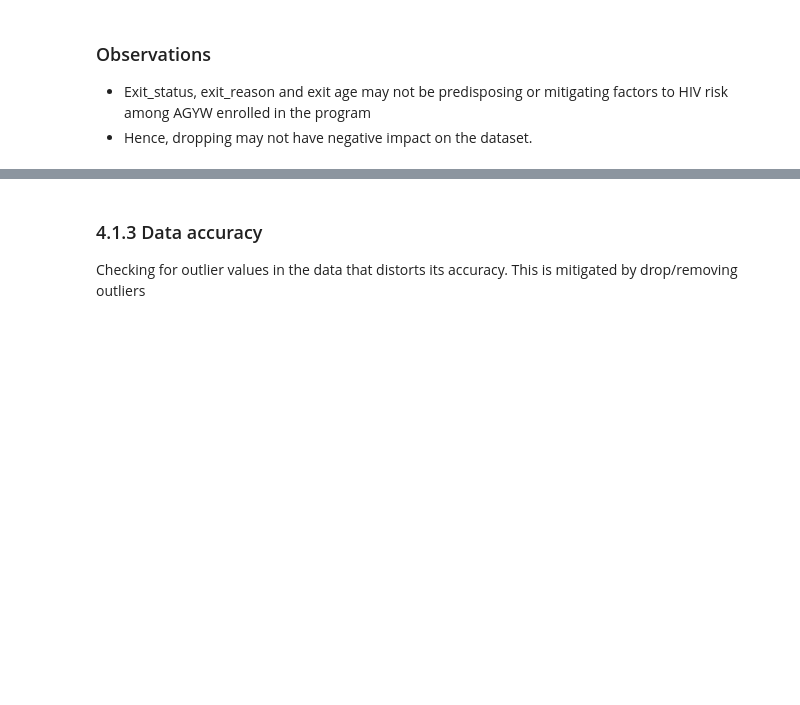
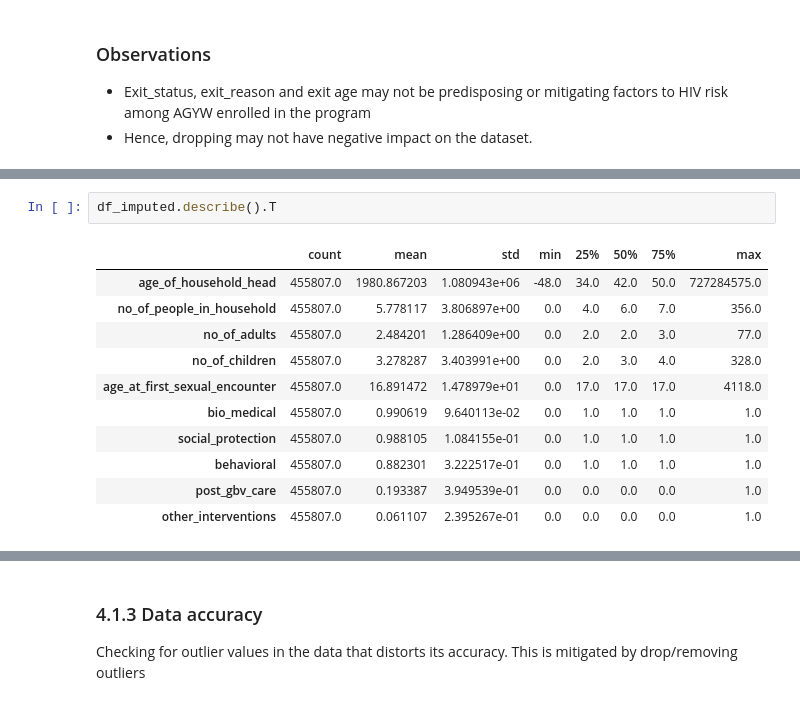
Before and after one commit to RichieRicky/DSF-PT08P5-GROUP5_CAPSTONE-PROJECT, a Jupyter notebook: FELIX_LIMO.ipynb, the cells around one changed output, grey strips where cells are left out. Cells and saved outputs as stored; diff of their text form; blank space fills up the shorter version.

```diff
--- a/FELIX_LIMO.ipynb
+++ b/FELIX_LIMO.ipynb
@@ -261,0 +322,14 @@ df_imputed.shape
+# %%
+df_imputed.describe().T
+# %% [output]
+|  | count | mean | std | min | 25% | 50% | 75% | max |
+| age_of_household_head | 455807.0 | 1980.867203 | 1.080943e+06 | -48.0 | 34.0 | 42.0 | 50.0 | 727284575.0 |
+| no_of_people_in_household | 455807.0 | 5.778117 | 3.806897e+00 | 0.0 | 4.0 | 6.0 | 7.0 | 356.0 |
+| no_of_adults | 455807.0 | 2.484201 | 1.286409e+00 | 0.0 | 2.0 | 2.0 | 3.0 | 77.0 |
+| no_of_children | 455807.0 | 3.278287 | 3.403991e+00 | 0.0 | 2.0 | 3.0 | 4.0 | 328.0 |
+| age_at_first_sexual_encounter | 455807.0 | 16.891472 | 1.478979e+01 | 0.0 | 17.0 | 17.0 | 17.0 | 4118.0 |
+| bio_medical | 455807.0 | 0.990619 | 9.640113e-02 | 0.0 | 1.0 | 1.0 | 1.0 | 1.0 |
+| social_protection | 455807.0 | 0.988105 | 1.084155e-01 | 0.0 | 1.0 | 1.0 | 1.0 | 1.0 |
+| behavioral | 455807.0 | 0.882301 | 3.222517e-01 | 0.0 | 1.0 | 1.0 | 1.0 | 1.0 |
+| post_gbv_care | 455807.0 | 0.193387 | 3.949539e-01 | 0.0 | 0.0 | 0.0 | 0.0 | 1.0 |
+| other_interventions | 455807.0 | 0.061107 | 2.395267e-01 | 0.0 | 0.0 | 0.0 | 0.0 | 1.0 |
```
Also changed, not shown: parts of 117 cells of this notebook, 1 other file.
